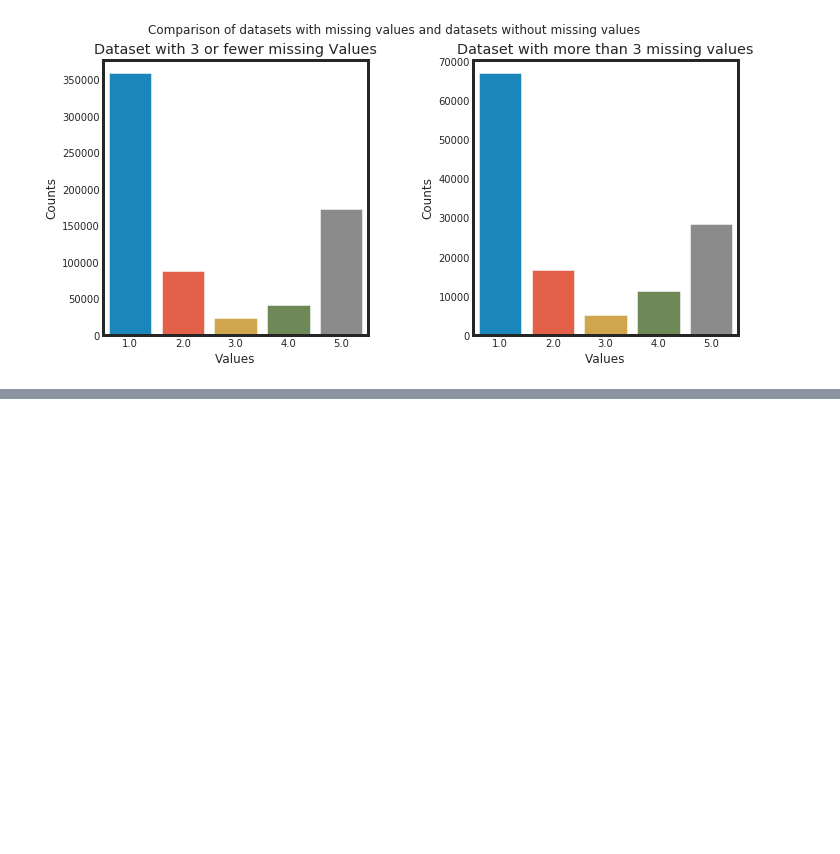
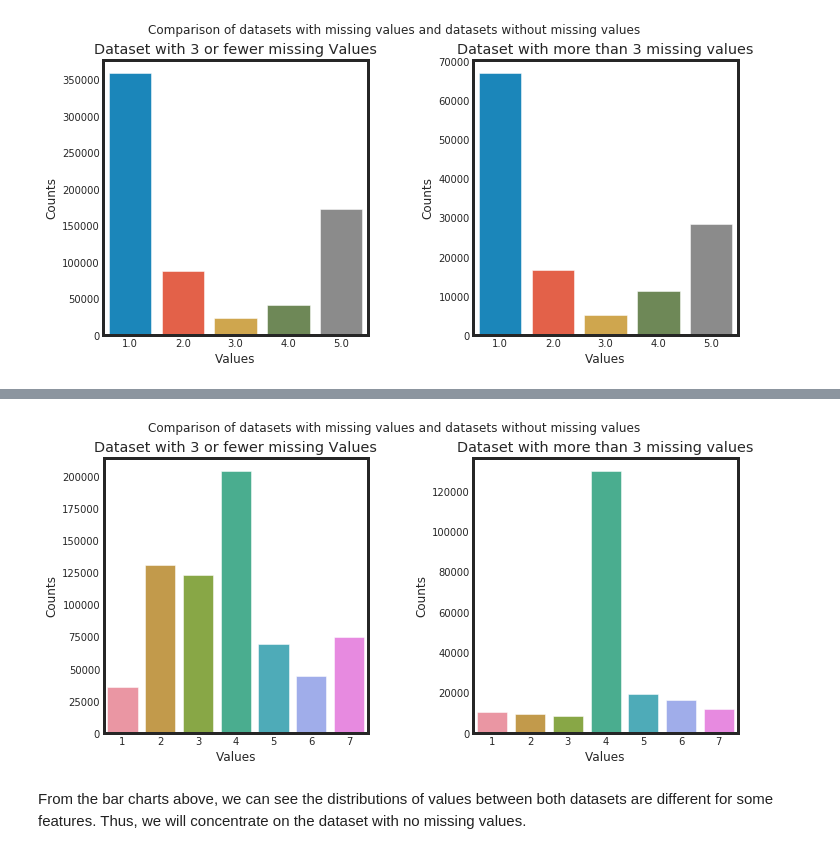
Before and after one commit to leonisawesome/identify_customer_segments, a Jupyter notebook: identify_customer_segment.ipynb, the cells around one changed output, grey strips where cells are left out. Cells and saved outputs as stored; diff of their text form; code cells hidden in the pictures; blank space fills up the shorter version.

```diff
--- a/identify_customer_segment.ipynb
+++ b/identify_customer_segment.ipynb
@@ -336,0 +343,6 @@ compare_distributions
+# %%
+compare_distributions('SEMIO_RAT')
+# %% [output]
+[figure, added]
+# %% [markdown]
+From the bar charts above, we can see the distributions of values between both datasets are different for some features. Thus, we will concentrate on the dataset with no missing values.
```
Also changed, not shown: parts of 10 cells of this notebook.
